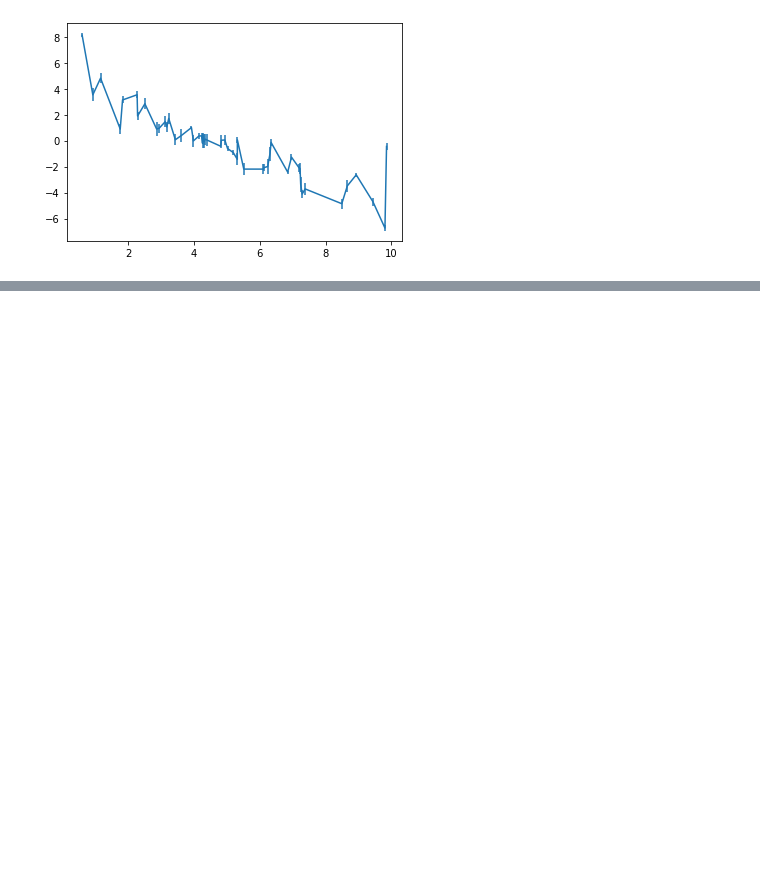
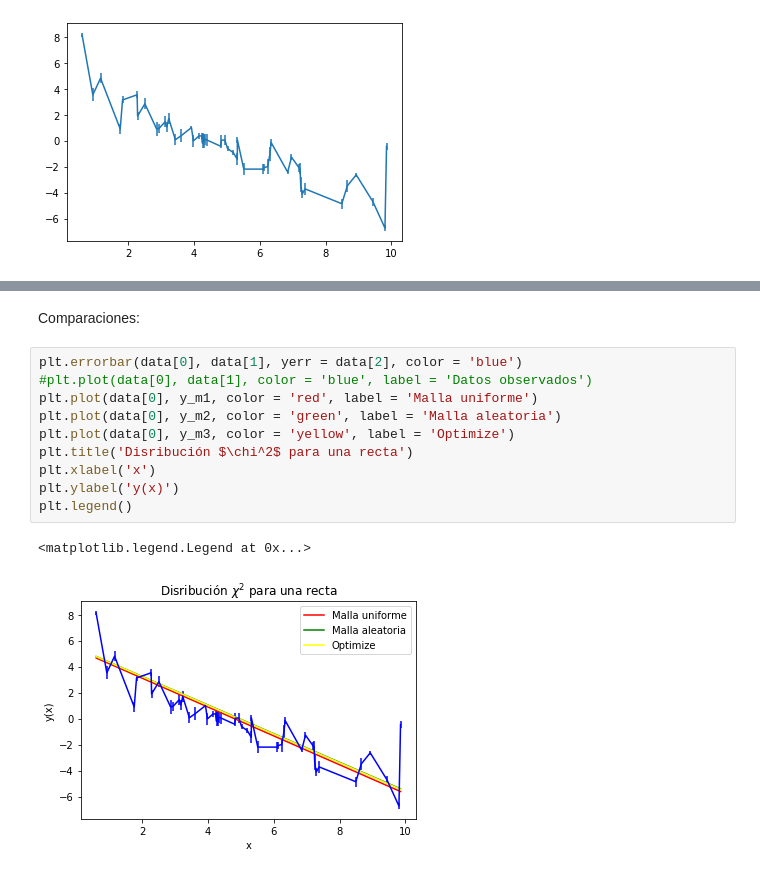
Before and after one commit to DCIDA2019/da2020-MajFons, a Jupyter notebook: Semana6/Semana6.ipynb, the cells around one changed output, grey strips where cells are left out. Drawn from its saved outputs; the diff is of its cells as text; blank space fills up the shorter version.

```diff
--- a/Semana6/Semana6.ipynb
+++ b/Semana6/Semana6.ipynb
@@ -91,0 +123,15 @@ plt.legend()
+# %% [markdown]
+Comparaciones:
+# %%
+plt.errorbar(data[0], data[1], yerr = data[2], color = 'blue')
+#plt.plot(data[0], data[1], color = 'blue', label = 'Datos observados')
+plt.plot(data[0], y_m1, color = 'red', label = 'Malla uniforme')
+plt.plot(data[0], y_m2, color = 'green', label = 'Malla aleatoria')
+plt.plot(data[0], y_m3, color = 'yellow', label = 'Optimize')
+plt.title('Disribución $\chi^2$ para una recta')
+plt.xlabel('x')
+plt.ylabel('y(x)')
+plt.legend()
+# %% [output]
+<matplotlib.legend.Legend at 0x...>
+[figure, added]
```
Also changed, not shown: parts of 17 cells of this notebook.
